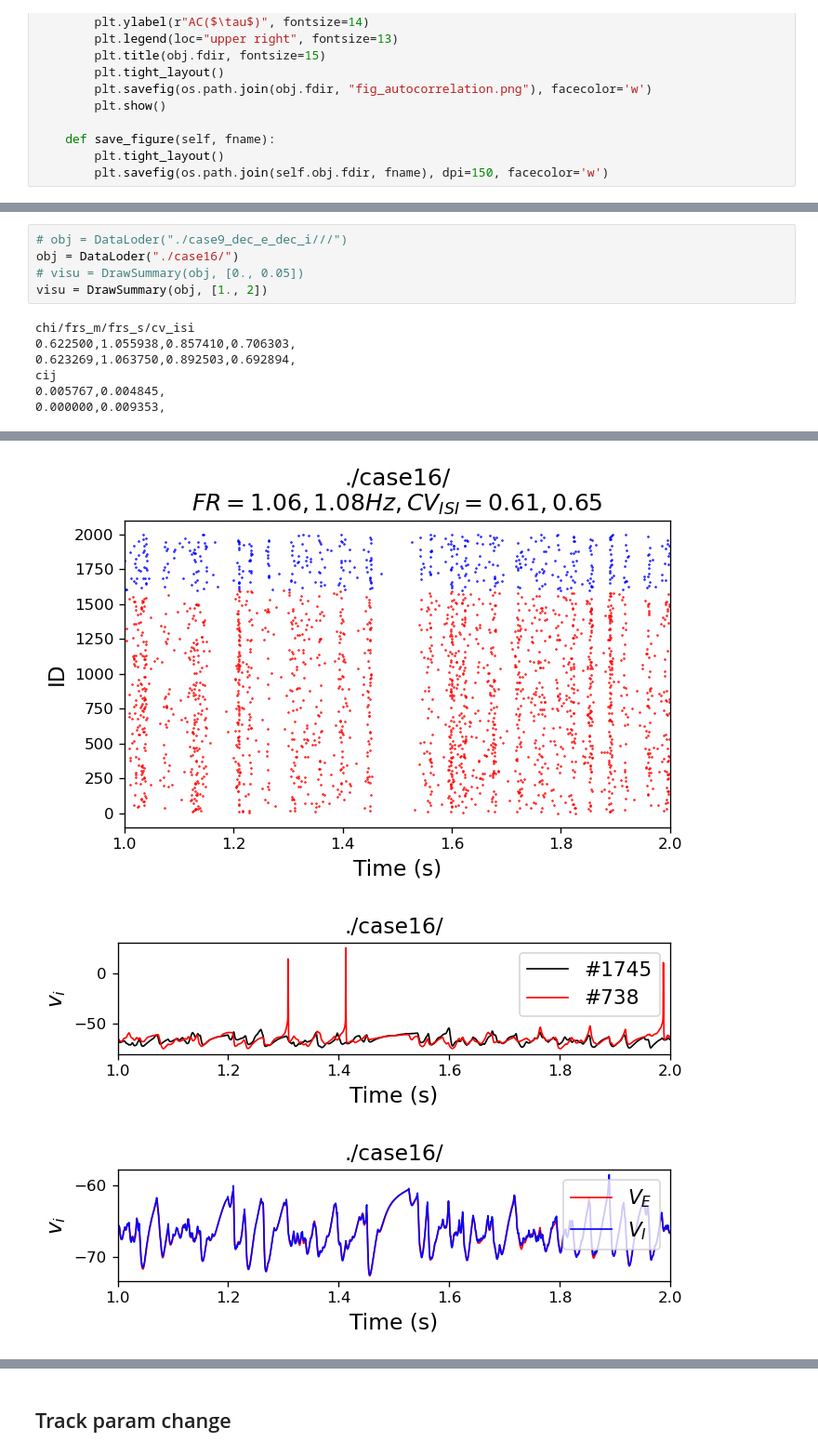
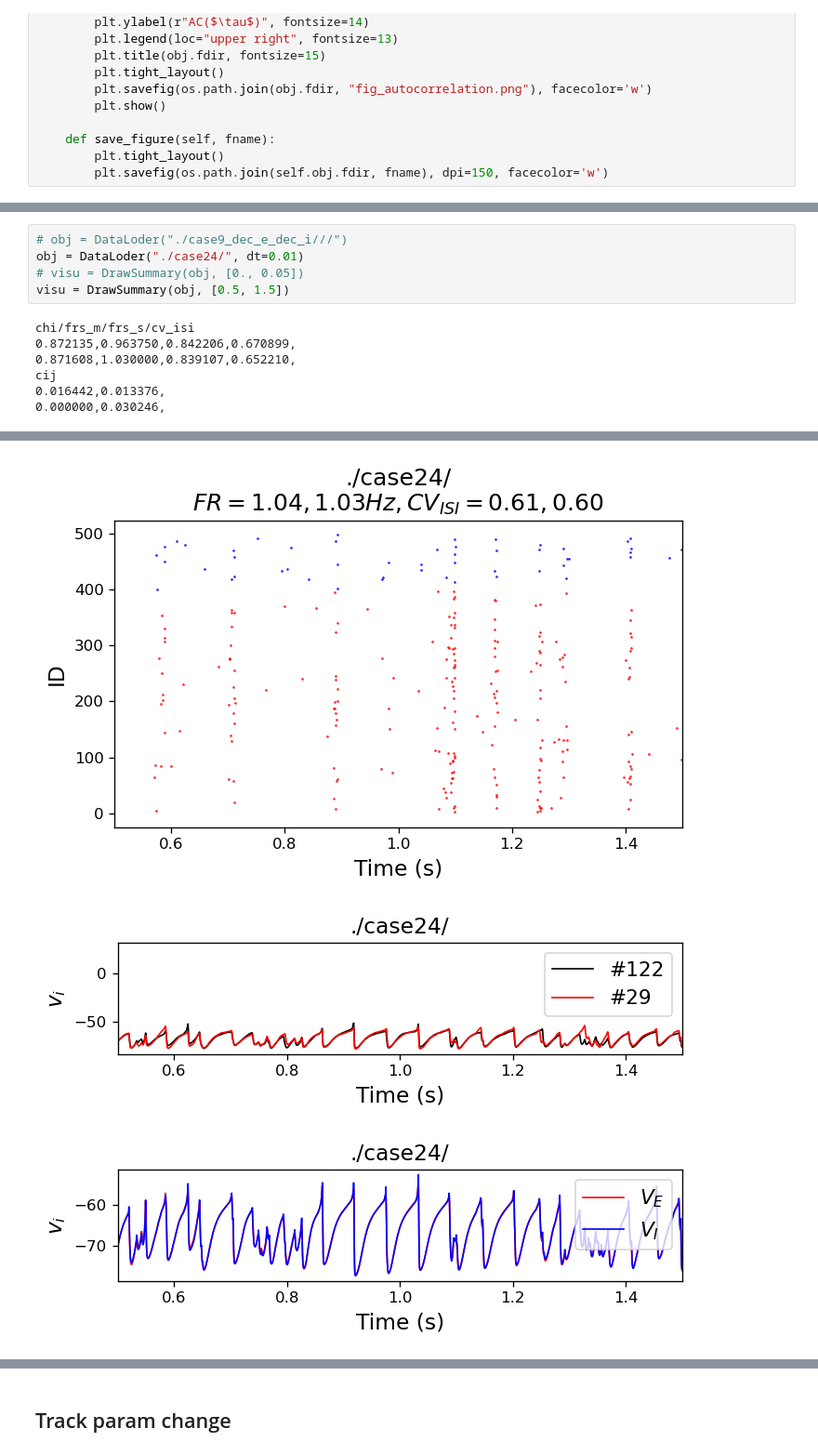
Before and after one commit to jyKim-97/hh_neuralnet, a Jupyter notebook: ei_wb_pop/view.ipynb, the cells around one changed output, grey strips where cells are left out. Shown at 93% size. Cells and saved outputs as stored; diff of their text form.

```diff
--- a/ei_wb_pop/view.ipynb
+++ b/ei_wb_pop/view.ipynb
@@ -210,12 +206,12 @@ obj.N
 # %%
 # obj = DataLoder("./case9_dec_e_dec_i///")
-obj = DataLoder("./case16/")
+obj = DataLoder("./case24/", dt=0.01)
 # visu = DrawSummary(obj, [0., 0.05])
-visu = DrawSummary(obj, [1., 2])
+visu = DrawSummary(obj, [0.5, 1.5])
 # %% [output]
 chi/frs_m/frs_s/cv_isi
-0.622500,1.055938,0.857410,0.706303,
-0.623269,1.063750,0.892503,0.692894,
+0.872135,0.963750,0.842206,0.670899,
+0.871608,1.030000,0.839107,0.652210,
 cij
-0.005767,0.004845,
-0.000000,0.009353,
+0.016442,0.013376,
+0.000000,0.030246,
@@ -223,4 +219,4 @@ cij
-[figure, old version]
+[figure, new version]
-[figure, old version]
+[figure, new version]
-[figure, old version]
+[figure, new version]
 # %%
```
Also changed, not shown: parts of 14 cells of this notebook, 8 other files.
